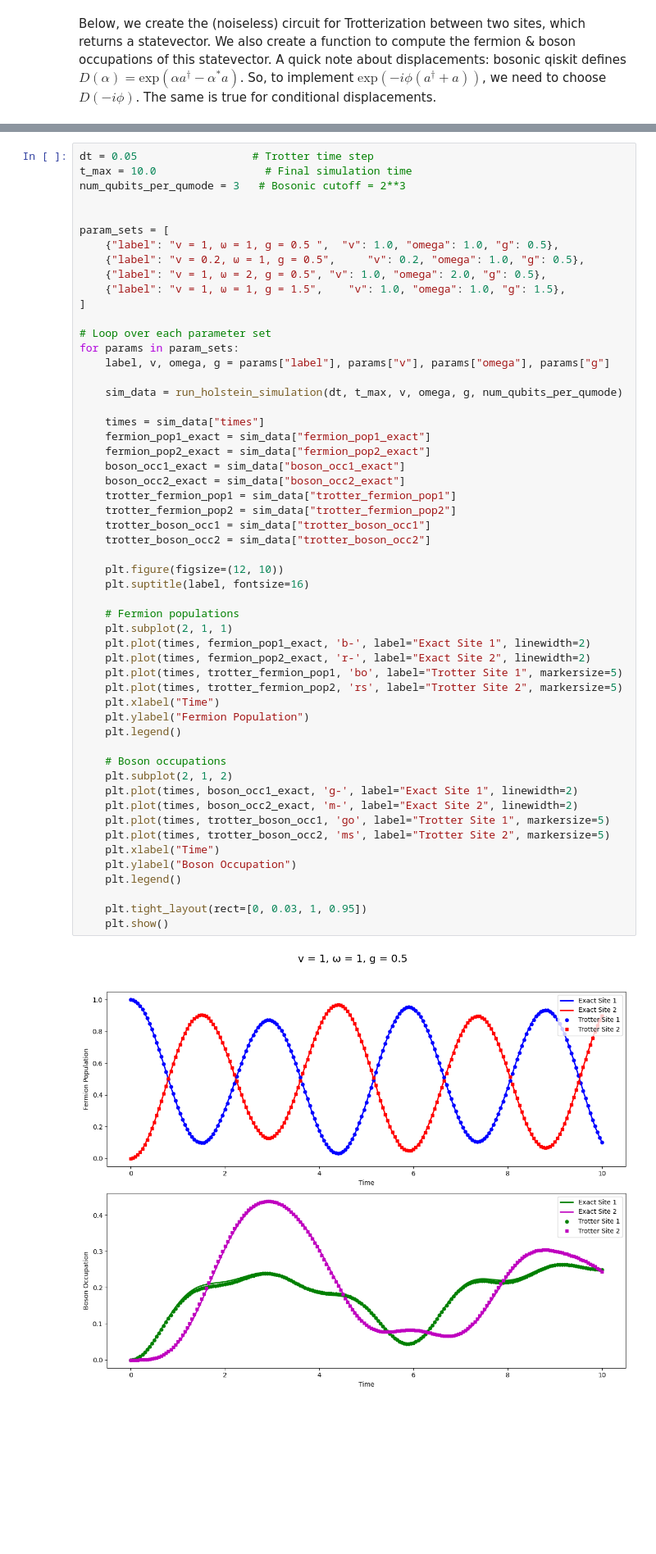
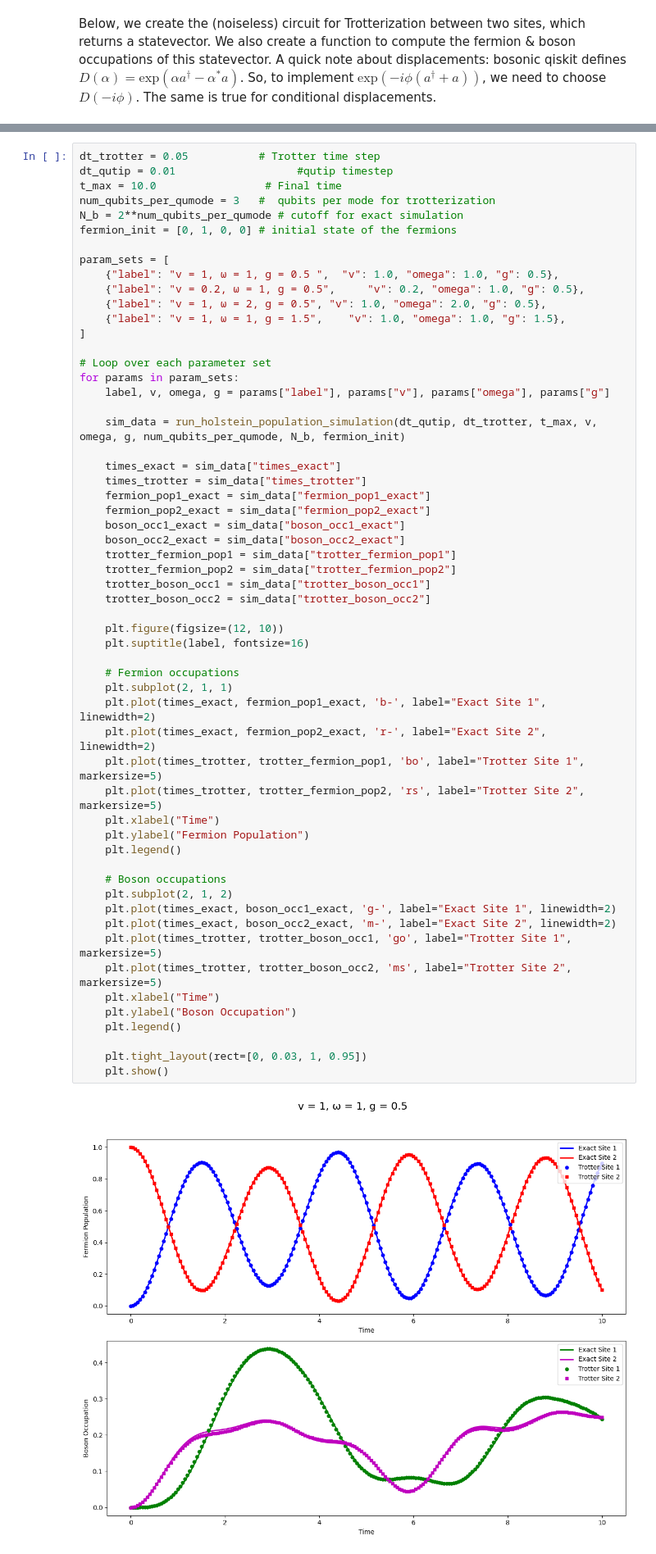
Before and after one commit to samgodwood/bosonic-qiskit, a Jupyter notebook: playground/bosonic_operator_costs/holstein/hybrid_holstein.ipynb, the cells around one changed output, grey strips where cells are left out. Shown at 82% size. Saved outputs shown, nothing was run; the diff lists cells and outputs as text; blank space fills up the shorter version.

Commit message:
Num trotter steps

```diff
--- a/playground/bosonic_operator_costs/holstein/hybrid_holstein.ipynb
+++ b/playground/bosonic_operator_costs/holstein/hybrid_holstein.ipynb
@@ -278,10 +257,12 @@ def run_holstein_simulation(dt, t_max, v, omega, g, num_qubits_per_qumode):
         "trotter_boson_occ2": trotter_boson_occ2,
     }
 # %%
-dt = 0.05                  # Trotter time step
-t_max = 10.0                 # Final simulation time
-num_qubits_per_qumode = 3   # Bosonic cutoff = 2**3
-
+dt_trotter = 0.05           # Trotter time step
+dt_qutip = 0.01                   #qutip timestep
+t_max = 10.0                 # Final time
+num_qubits_per_qumode = 3   #  qubits per mode for trotterization
+N_b = 2**num_qubits_per_qumode # cutoff for exact simulation
+fermion_init = [0, 1, 0, 0] # initial state of the fermions
 
 param_sets = [
     {"label": "v = 1, ω = 1, g = 0.5 ",  "v": 1.0, "omega": 1.0, "g": 0.5},
@@ -294,42 +275,43 @@ param_sets = [
 for params in param_sets:
     label, v, omega, g = params["label"], params["v"], params["omega"], params["g"]
 
-    sim_data = run_holstein_simulation(dt, t_max, v, omega, g, num_qubits_per_qumode)
+    sim_data = run_holstein_population_simulation(dt_qutip, dt_trotter, t_max, v, omega, g, num_qubits_per_qumode, N_b, fermion_init)
 
-    times = sim_data["times"]
+    times_exact = sim_data["times_exact"]
+    times_trotter = sim_data["times_trotter"]
     fermion_pop1_exact = sim_data["fermion_pop1_exact"]
     fermion_pop2_exact = sim_data["fermion_pop2_exact"]
     boson_occ1_exact = sim_data["boson_occ1_exact"]
     boson_occ2_exact = sim_data["boson_occ2_exact"]
     trotter_fermion_pop1 = sim_data["trotter_fermion_pop1"]
     trotter_fermion_pop2 = sim_data["trotter_fermion_pop2"]
     trotter_boson_occ1 = sim_data["trotter_boson_occ1"]
     trotter_boson_occ2 = sim_data["trotter_boson_occ2"]
 
     plt.figure(figsize=(12, 10))
     plt.suptitle(label, fontsize=16)
 
-    # Fermion populations
+    # Fermion occupations
     plt.subplot(2, 1, 1)
-    plt.plot(times, fermion_pop1_exact, 'b-', label="Exact Site 1", linewidth=2)
-    plt.plot(times, fermion_pop2_exact, 'r-', label="Exact Site 2", linewidth=2)
-    plt.plot(times, trotter_fermion_pop1, 'bo', label="Trotter Site 1", markersize=5)
-    plt.plot(times, trotter_fermion_pop2, 'rs', label="Trotter Site 2", markersize=5)
+    plt.plot(times_exact, fermion_pop1_exact, 'b-', label="Exact Site 1", linewidth=2)
+    plt.plot(times_exact, fermion_pop2_exact, 'r-', label="Exact Site 2", linewidth=2)
+    plt.plot(times_trotter, trotter_fermion_pop1, 'bo', label="Trotter Site 1", markersize=5)
+    plt.plot(times_trotter, trotter_fermion_pop2, 'rs', label="Trotter Site 2", markersize=5)
     plt.xlabel("Time")
     plt.ylabel("Fermion Population")
     plt.legend()
 
     # Boson occupations
     plt.subplot(2, 1, 2)
-    plt.plot(times, boson_occ1_exact, 'g-', label="Exact Site 1", linewidth=2)
-    plt.plot(times, boson_occ2_exact, 'm-', label="Exact Site 2", linewidth=2)
-    plt.plot(times, trotter_boson_occ1, 'go', label="Trotter Site 1", markersize=5)
-    plt.plot(times, trotter_boson_occ2, 'ms', label="Trotter Site 2", markersize=5)
+    plt.plot(times_exact, boson_occ1_exact, 'g-', label="Exact Site 1", linewidth=2)
+    plt.plot(times_exact, boson_occ2_exact, 'm-', label="Exact Site 2", linewidth=2)
+    plt.plot(times_trotter, trotter_boson_occ1, 'go', label="Trotter Site 1", markersize=5)
+    plt.plot(times_trotter, trotter_boson_occ2, 'ms', label="Trotter Site 2", markersize=5)
     plt.xlabel("Time")
     plt.ylabel("Boson Occupation")
     plt.legend()
 
     plt.tight_layout(rect=[0, 0.03, 1, 0.95])
     plt.show()
 # %% [output]
-[figure, old version]
+[figure, new version]
```
Also changed, not shown: parts of 8 cells of this notebook.
